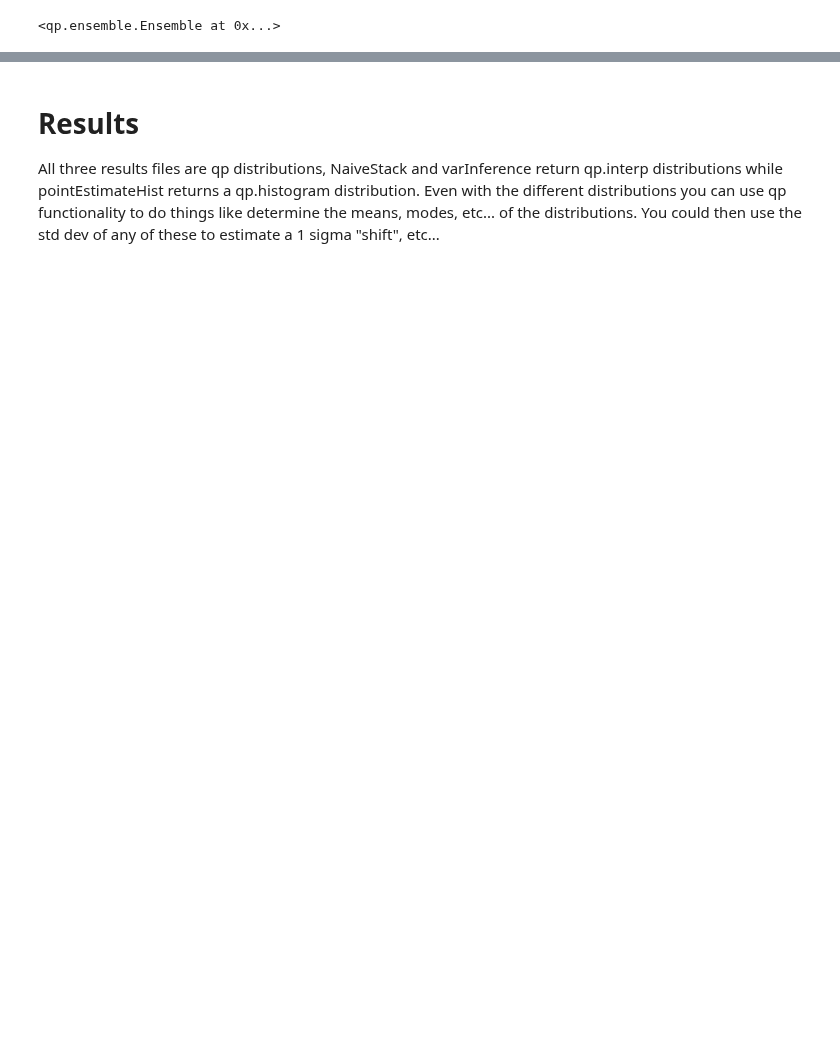
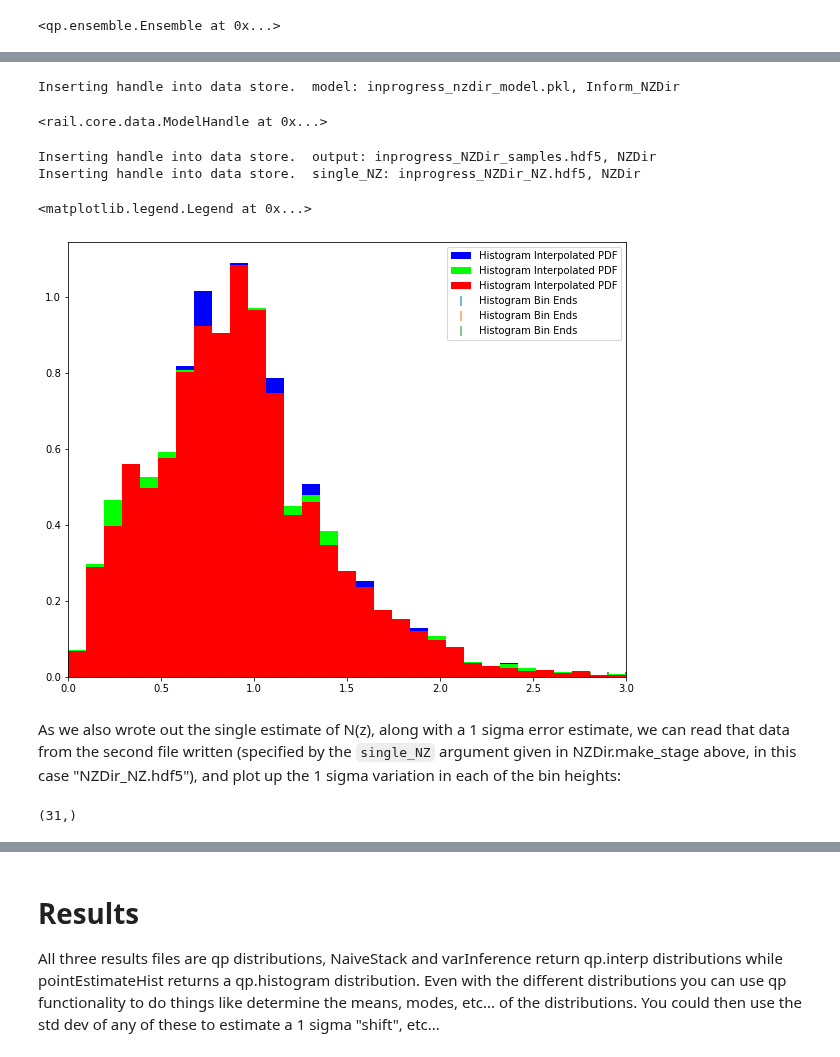
Before and after one commit to LSSTDESC/rail_attic, a Jupyter notebook: examples/estimation/test_sampled_summarizers.ipynb, the cells around one changed output, grey strips where cells are left out. Drawn from its saved outputs; the diff is of its cells as text; code cells hidden in the pictures; blank space fills up the shorter version.

```diff
--- a/examples/estimation/test_sampled_summarizers.ipynb
+++ b/examples/estimation/test_sampled_summarizers.ipynb
@@ -150,0 +199,15 @@ axs.legend(loc='upper right')
+# %%
+inf_nz.inform(training_data)
+# %% [output]
+Inserting handle into data store.  model: inprogress_nzdir_model.pkl, Inform_NZDir
+<rail.core.data.ModelHandle at 0x...>
+# %%
+nzd = NZDir.make_stage(leafsize=20, zmin=0.0, zmax=3.0, nzbins=31, model="NZDir_model.pkl", hdf5_groupname='photometry',
+                       output='NZDir_samples.hdf5', single_NZ='NZDir_NZ.hdf5')
+# %%
+nzd_res = nzd.estimate(test_data)
+# %% [output]
+Inserting handle into data store.  output: inprogress_NZDir_samples.hdf5, NZDir
+Inserting handle into data store.  single_NZ: inprogress_NZDir_NZ.hdf5, NZDir
+# %%
+nzd_ens = nzd_res.data
@@ -150,0 +216,12 @@ axs.legend(loc='upper right')
+# %%
+fig, axs = plt.subplots(figsize=(10,8))
+nzd_ens[0].plot_native(axes=axs, fc = [0, 0, 1, 0.01])
+nzd_ens[1].plot_native(axes=axs, fc = [0, 1, 0, 0.01])
+nzd_ens[4].plot_native(axes=axs, fc = [1, 0, 0, 0.01])
+axs.set_xlim(0,3)
+axs.legend()
+# %% [output]
+<matplotlib.legend.Legend at 0x...>
+[figure, added]
+# %% [markdown]
+As we also wrote out the single estimate of N(z), along with a 1 sigma error estimate, we can read that data from the second file written (specified by the `single_NZ` argument given in NZDir.make_stage above, in this case "NZDir_NZ.hdf5"), and plot up the 1 sigma variation in each of the bin heights:
@@ -150,0 +237,4 @@ axs.legend(loc='upper right')
+# %%
+nzsiglow.shape
+# %% [output]
+(31,)
```
Also changed, not shown: parts of 31 cells of this notebook, 4 other files.
